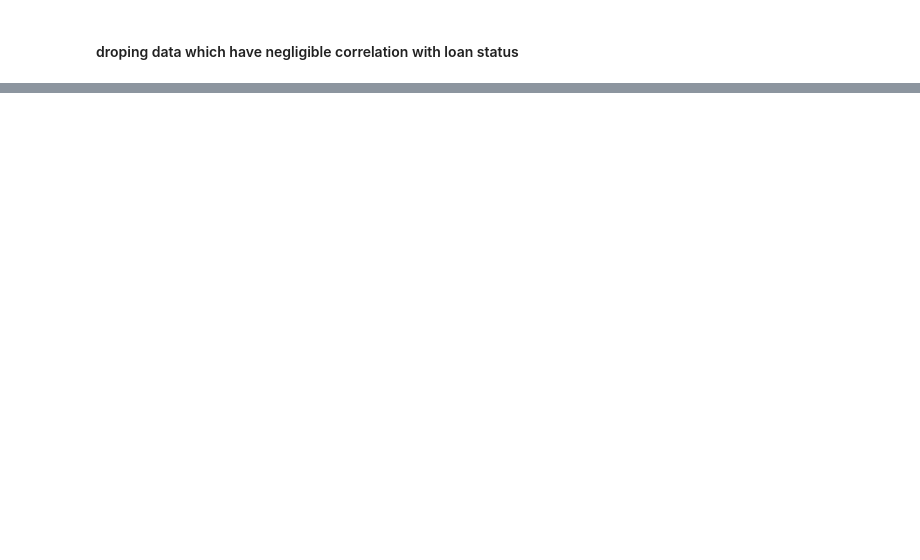
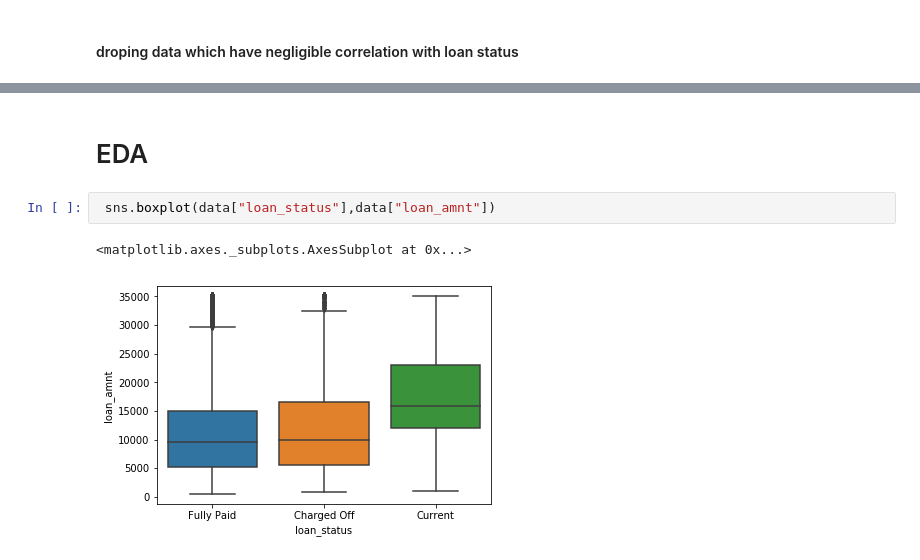
Before and after one commit to teejay1O1/Loan-Credit-Score-check, a Jupyter notebook: Untitled.ipynb, the cells around one changed output, grey strips where cells are left out. Drawn from its saved outputs; the diff is of its cells as text; blank space fills up the shorter version.

```diff
--- a/Untitled.ipynb
+++ b/Untitled.ipynb
@@ -145,2 +157,9 @@ data.shape
 # %% [output]
 (39717, 41)
+# %% [markdown]
+# EDA
+# %%
+ sns.boxplot(data["loan_status"],data["loan_amnt"])
+# %% [output]
+<matplotlib.axes._subplots.AxesSubplot at 0x...>
+[figure, added]
```
Also changed, not shown: parts of 5 cells of this notebook.
